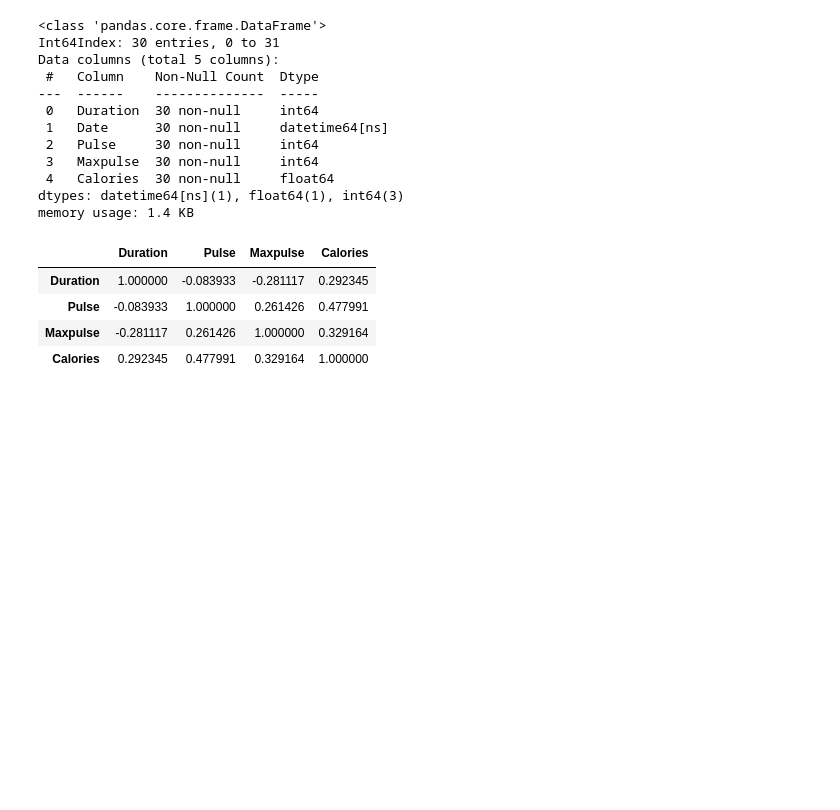
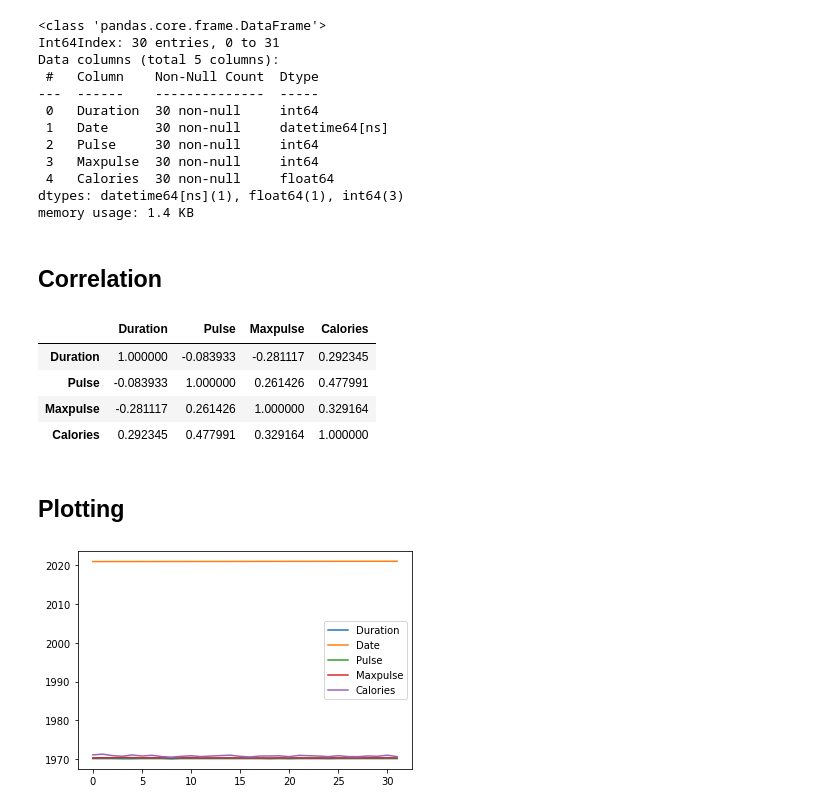
Before and after one commit to MK3247/Data-Visualization, a Jupyter notebook: Pandas .ipynb, the cells around one changed output. Drawn from its saved outputs; the diff is of its cells as text; code cells hidden in the pictures; blank space fills up the shorter version.

```diff
--- a/Pandas .ipynb
+++ b/Pandas .ipynb
@@ -655,6 +655,8 @@ Data columns (total 5 columns):
  4   Calories  30 non-null     float64
 dtypes: datetime64[ns](1), float64(1), int64(3)
 memory usage: 1.4 KB
+# %% [markdown]
+## Correlation
 # %%
 df.corr()
 # %% [output]
@@ -663,3 +665,5 @@ df.corr()
 | Pulse | -0.083933 | 1.000000 | 0.261426 | 0.477991 |
 | Maxpulse | -0.281117 | 0.261426 | 1.000000 | 0.329164 |
 | Calories | 0.292345 | 0.477991 | 0.329164 | 1.000000 |
+# %% [markdown]
+## Plotting
@@ -665,0 +672,5 @@ df.corr()
+# %%
+df.plot()
+plt.show()
+# %% [output]
+[figure, added]
```
Also changed, not shown: parts of 2 cells of this notebook, 1 other file.
